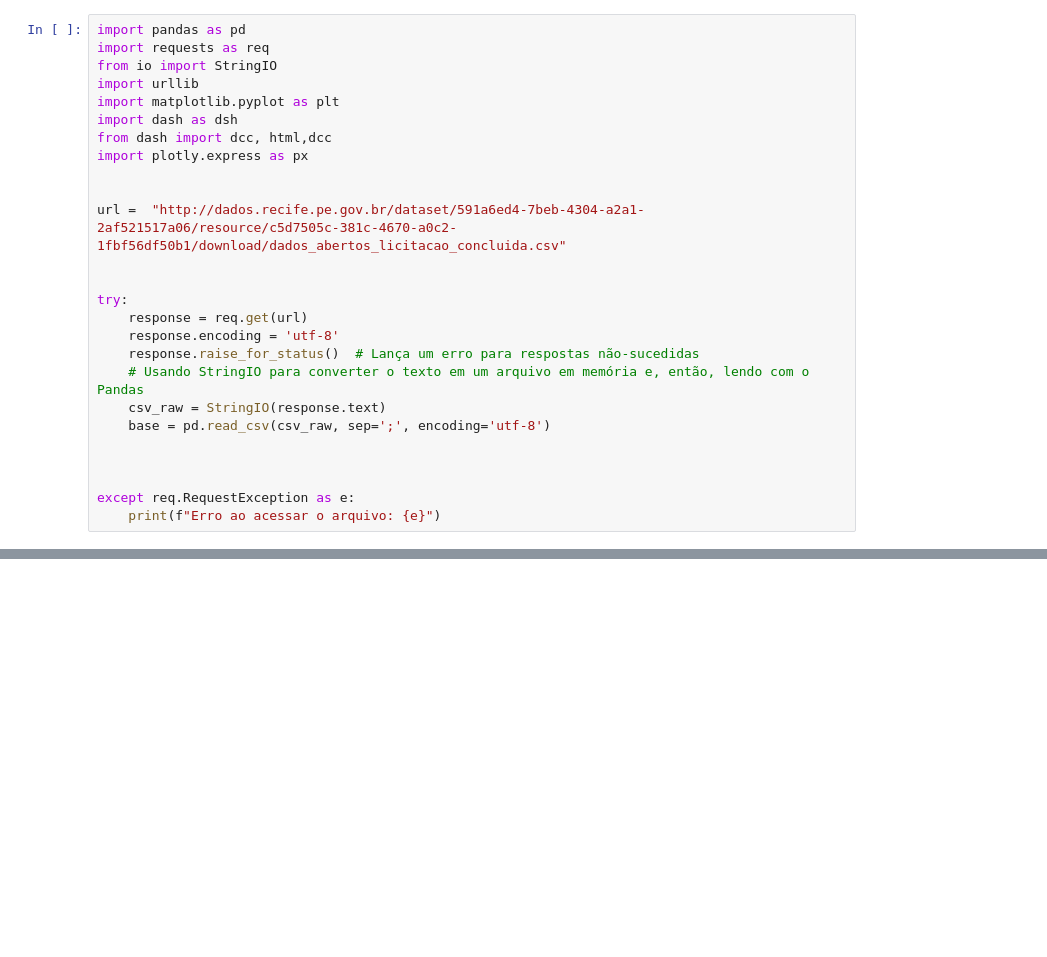
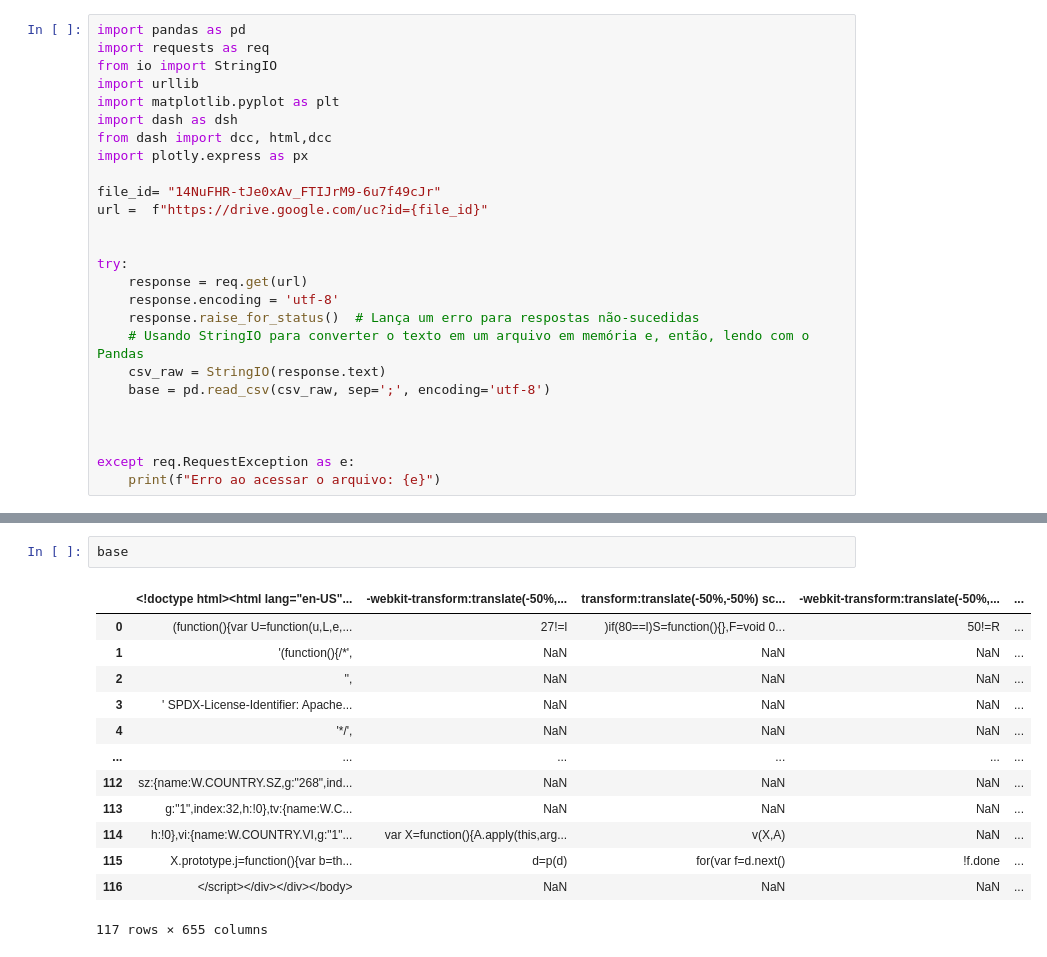
Before and after one commit to dayviddouglas/ciencia_de_dados_licitacoes_prefeitura_do_recife, a Jupyter notebook: dashboard.ipynb, the cells around one changed output, grey strips where cells are left out. Drawn from its saved outputs; the diff is of its cells as text; blank space fills up the shorter version.

```diff
--- a/dashboard.ipynb
+++ b/dashboard.ipynb
@@ -31,8 +31,8 @@ import dash as dsh
 from dash import dcc, html,dcc
 import plotly.express as px
 
-
-url =  "http://dados.recife.pe.gov.br/dataset/591a6ed4-7beb-4304-a2a1-2af521517a06/resource/c5d7505c-381c-4670-a0c2-1fbf56df50b1/download/dados_abertos_licitacao_concluida.csv"
+file_id= "14NuFHR-tJe0xAv_FTIJrM9-6u7f49cJr"
+url =  f"https://drive.google.com/uc?id={file_id}"
 
 
 try:
@@ -64,0 +50,16 @@ except req.RequestException as e:
+# %%
+base
+# %% [output]
+|  | <!doctype html><html lang="en-US"... | -webkit-transform:translate(-50%,... | transform:translate(-50%,-50%) sc... | -webkit-transform:translate(-50%,... | ... |
+| 0 | (function(){var U=function(u,L,e,... | 27!=l | )if(80==l)S=function(){},F=void 0... | 50!=R | ... |
+| 1 | '(function(){/*', | NaN | NaN | NaN | ... |
+| 2 | '', | NaN | NaN | NaN | ... |
+| 3 | ' SPDX-License-Identifier: Apache... | NaN | NaN | NaN | ... |
+| 4 | '*/', | NaN | NaN | NaN | ... |
+| ... | ... | ... | ... | ... | ... |
+| 112 | sz:{name:W.COUNTRY.SZ,g:"268",ind... | NaN | NaN | NaN | ... |
+| 113 | g:"1",index:32,h:!0},tv:{name:W.C... | NaN | NaN | NaN | ... |
+| 114 | h:!0},vi:{name:W.COUNTRY.VI,g:"1"... | var X=function(){A.apply(this,arg... | v(X,A) | NaN | ... |
+| 115 | X.prototype.j=function(){var b=th... | d=p(d) | for(var f=d.next() | !f.done | ... |
+| 116 | </script></div></div></body> | NaN | NaN | NaN | ... |
+117 rows × 655 columns
```
Also changed, not shown: parts of 2 cells of this notebook.
